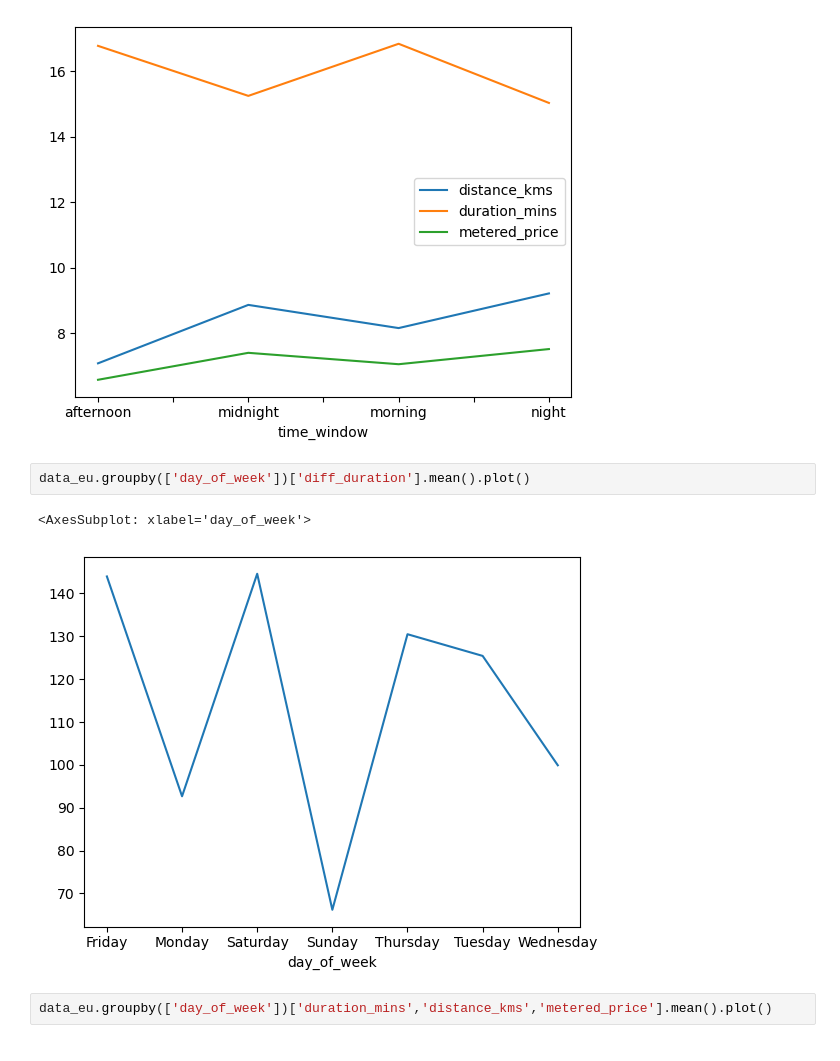
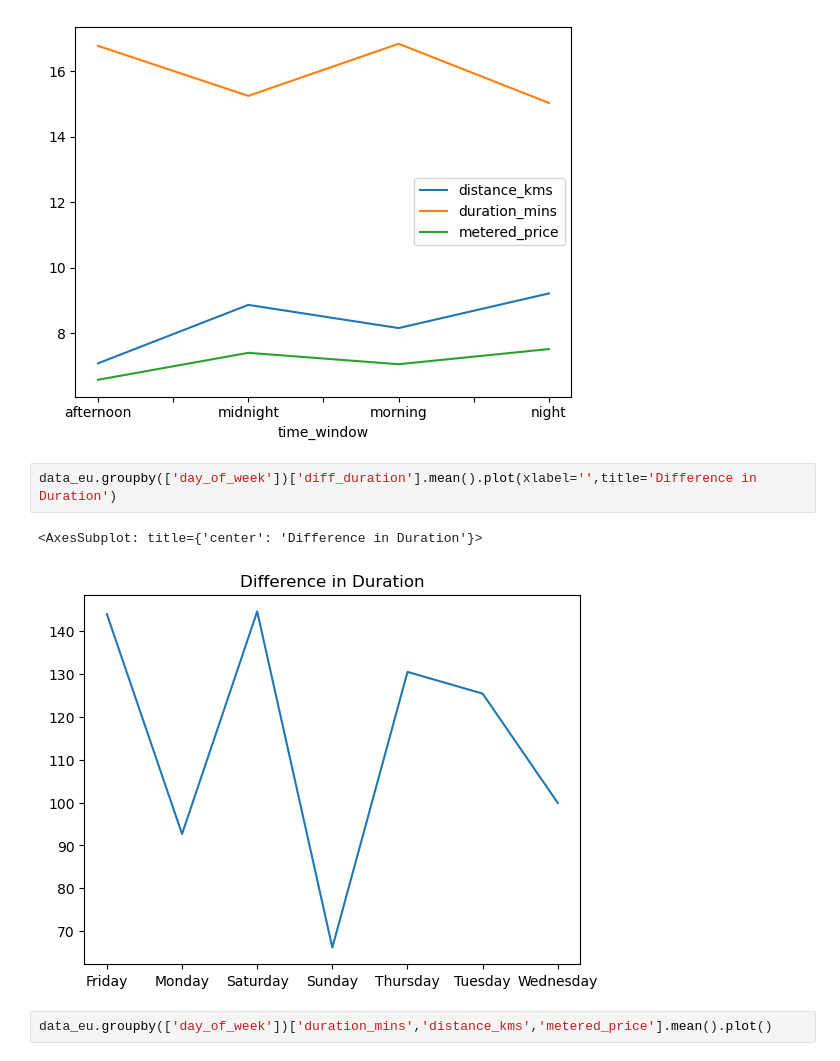
Before and after one commit to nerdykamil/BoltTest, a Jupyter notebook: bolt_task1.ipynb, the cells around one changed output. Drawn from its saved outputs; the diff is of its cells as text.

```diff
--- a/bolt_task1.ipynb
+++ b/bolt_task1.ipynb
@@ -449,10 +449,10 @@ data_eu.groupby(['time_window'])['distance_kms','duration_mins','metered_price']
 <AxesSubplot: xlabel='time_window'>
 [figure]
 # %%
-data_eu.groupby(['day_of_week'])['diff_duration'].mean().plot()
+data_eu.groupby(['day_of_week'])['diff_duration'].mean().plot(xlabel='',title='Difference in Duration')
 # %% [output]
-<AxesSubplot: xlabel='day_of_week'>
+<AxesSubplot: title={'center': 'Difference in Duration'}>
-[figure, old version]
+[figure, new version]
 # %%
 data_eu.groupby(['day_of_week'])['duration_mins','distance_kms','metered_price'].mean().plot()
 # %% [output]
```
Also changed, not shown: parts of 9 cells of this notebook, 2 other files.
